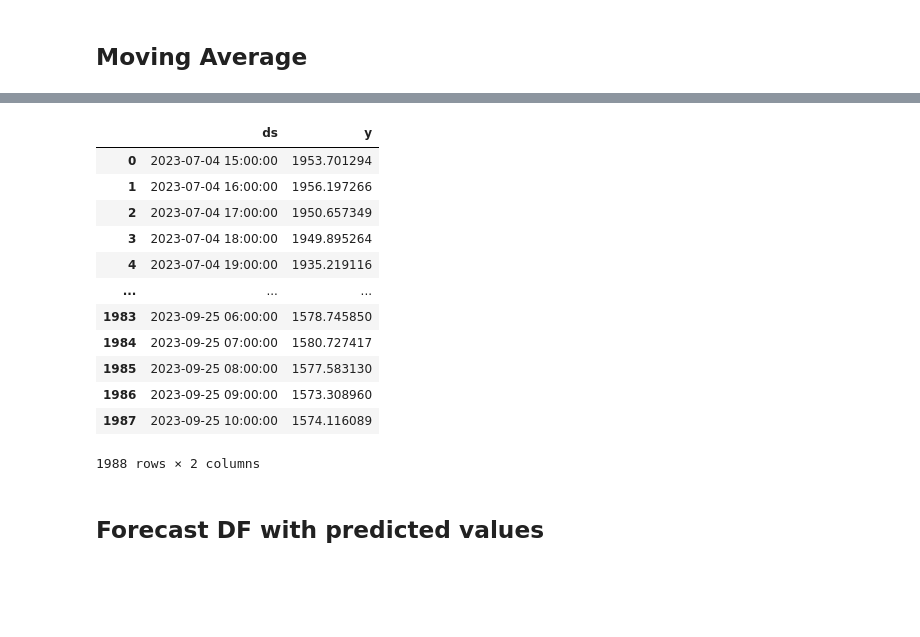
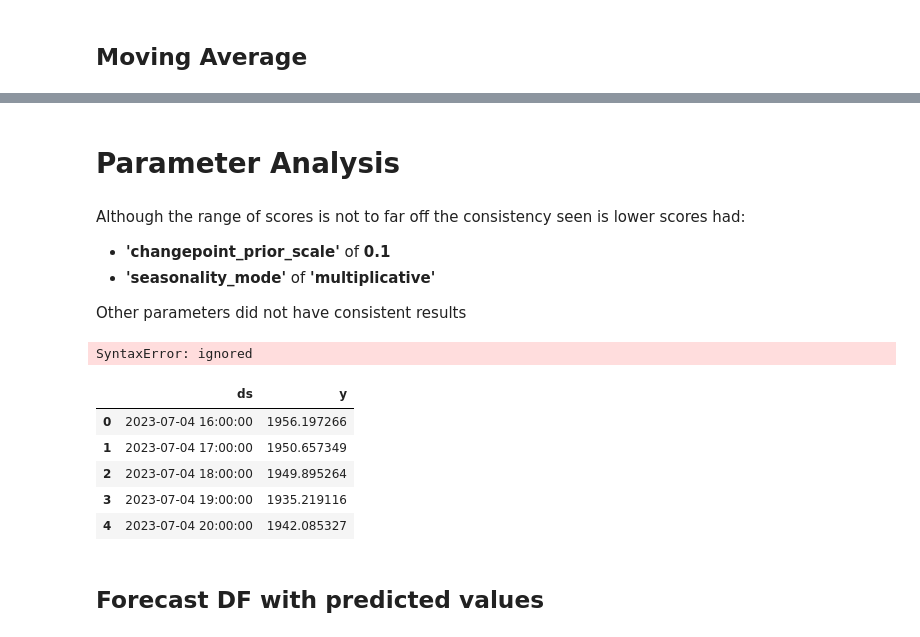
Before and after one commit to jeremiah-toribio/ethy-prophet, a Jupyter notebook: eth.ipynb, the cells around one changed output, grey strips where cells are left out. Cells and saved outputs as stored; diff of their text form; code cells hidden in the pictures; blank space fills up the shorter version.

```diff
--- a/eth.ipynb
+++ b/eth.ipynb
@@ -219,19 +330,31 @@ m = Prophet(yearly_seasonality=False, changepoint_prior_scale=.1)
+# %% [markdown]
+# Parameter Analysis
+# %% [markdown]
+Although the range of scores is not to far off the consistency seen is lower scores had:
+- **'changepoint_prior_scale'** of **0.1**
+- **'seasonality_mode'** of **'multiplicative'**
+
+Other parameters did not have consistent results
+# %%
+# Drop best performing model into used model and get results
+
+m = Prophet(train_model_loop =Prophet(saved_params.Parameters.head(1)
+                         weekly_seasonality= True,
+                         daily_seasonality = True,
+                         yearly_seasonality= False,
+                         #holidays=holiday,
+                         interval_width=0.95))
+# %% [output]
+SyntaxError: ignored
 # %%
-train_model_fit
+train_model_fit.head()
 # %% [output]
 |  | ds | y |
-| 0 | 2023-07-04 15:00:00 | 1953.701294 |
-| 1 | 2023-07-04 16:00:00 | 1956.197266 |
-| 2 | 2023-07-04 17:00:00 | 1950.657349 |
-| 3 | 2023-07-04 18:00:00 | 1949.895264 |
-| 4 | 2023-07-04 19:00:00 | 1935.219116 |
-| ... | ... | ... |
-| 1983 | 2023-09-25 06:00:00 | 1578.745850 |
-| 1984 | 2023-09-25 07:00:00 | 1580.727417 |
-| 1985 | 2023-09-25 08:00:00 | 1577.583130 |
-| 1986 | 2023-09-25 09:00:00 | 1573.308960 |
-| 1987 | 2023-09-25 10:00:00 | 1574.116089 |
+| 0 | 2023-07-04 16:00:00 | 1956.197266 |
+| 1 | 2023-07-04 17:00:00 | 1950.657349 |
+| 2 | 2023-07-04 18:00:00 | 1949.895264 |
+| 3 | 2023-07-04 19:00:00 | 1935.219116 |
+| 4 | 2023-07-04 20:00:00 | 1942.085327 |
-1988 rows × 2 columns
 # %%
 model = m.fit(train_model_fit)
 # %% [markdown]
```
Also changed, not shown: parts of 41 cells of this notebook.
